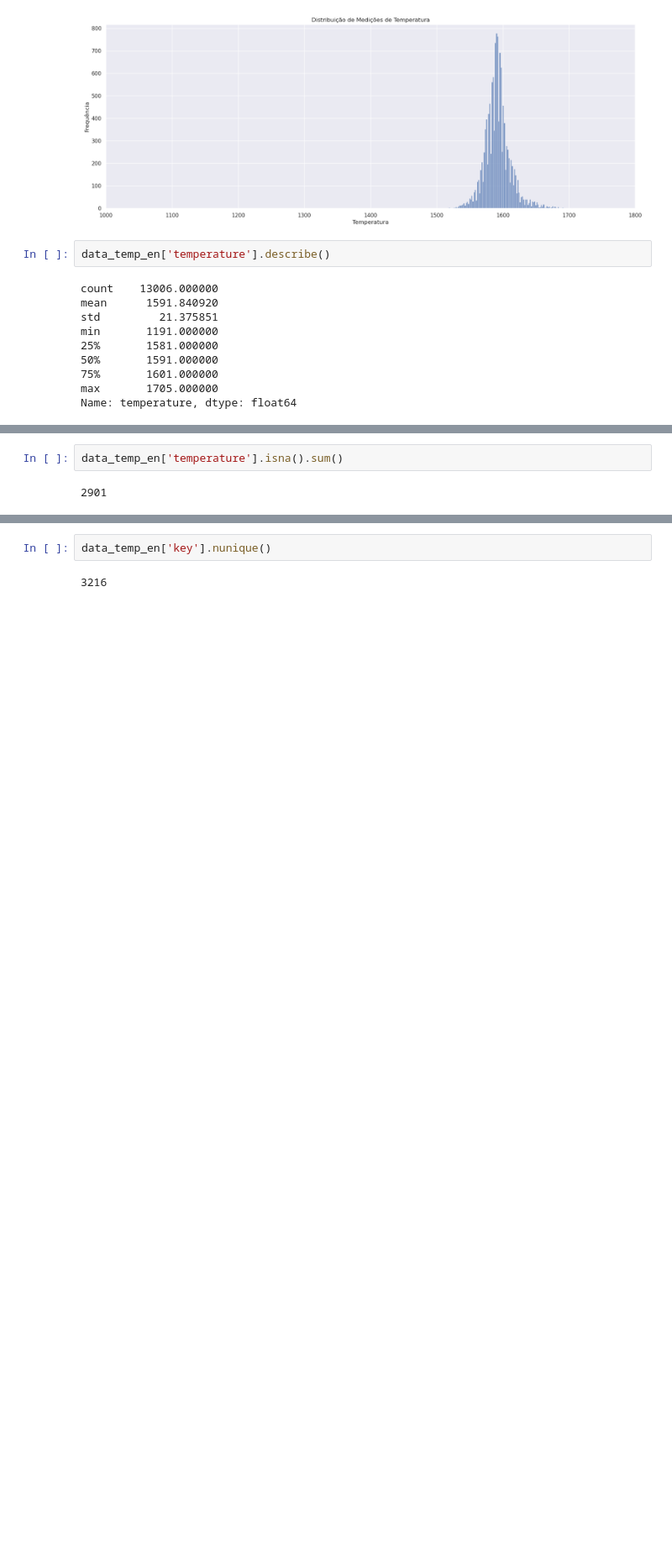
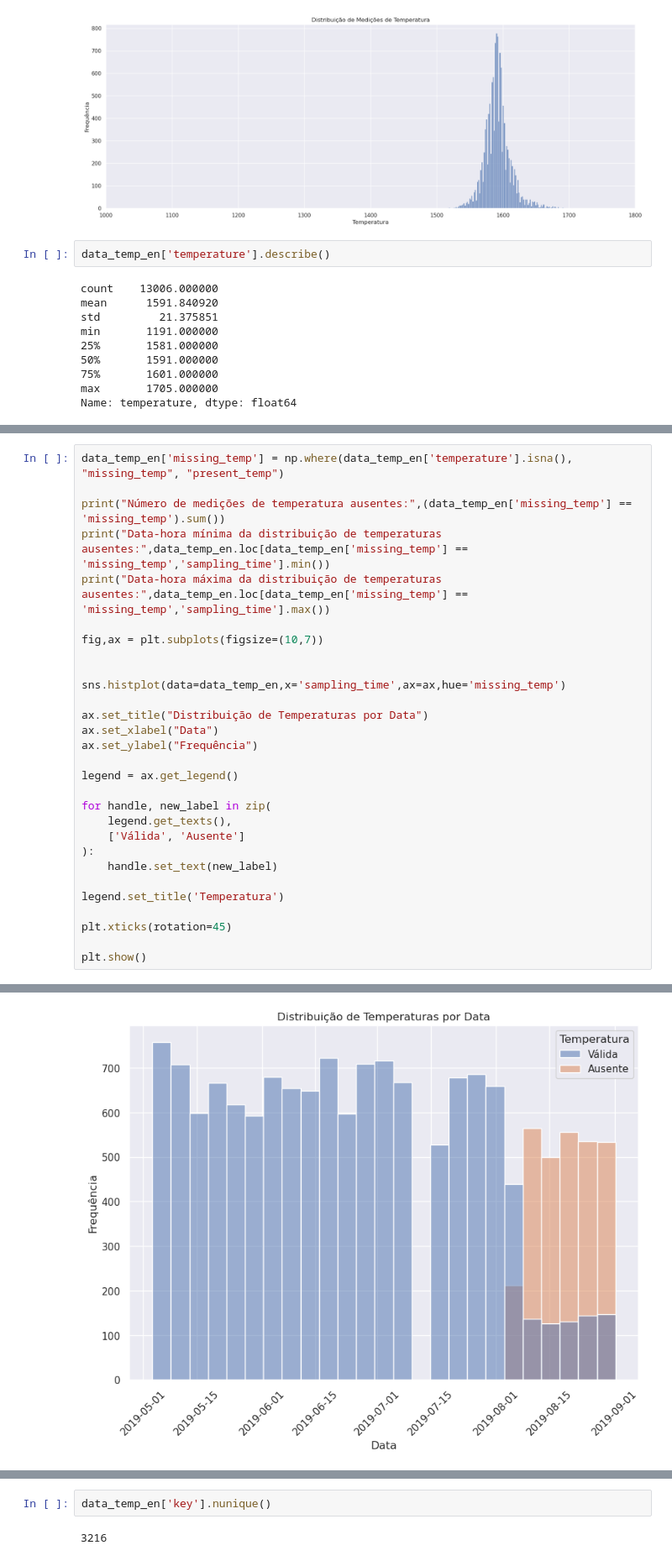
Before and after one commit to danendless/TT-Sprint17-FINAL-PROJECT, a Jupyter notebook: notebooks/steelproof_notebook_work_plan.ipynb, the cells around one changed output, grey strips where cells are left out. Shown at 84% size. Saved outputs shown, nothing was run; the diff lists cells and outputs as text; blank space fills up the shorter version.

Commit message:
add: information about missing temps and partial info about low temps

```diff
--- a/notebooks/steelproof_notebook_work_plan.ipynb
+++ b/notebooks/steelproof_notebook_work_plan.ipynb
@@ -711,4 +713,30 @@ Vemos também que nossos dados vão de $1191^oC$ até $1705^oC$, o que mostra qu
-# %%
-data_temp_en['temperature'].isna().sum()
-# %% [output]
-2901
+# %%
+data_temp_en['missing_temp'] = np.where(data_temp_en['temperature'].isna(), "missing_temp", "present_temp")
+
+print("Número de medições de temperatura ausentes:",(data_temp_en['missing_temp'] == 'missing_temp').sum())
+print("Data-hora mínima da distribuição de temperaturas ausentes:",data_temp_en.loc[data_temp_en['missing_temp'] == 'missing_temp','sampling_time'].min())
+print("Data-hora máxima da distribuição de temperaturas ausentes:",data_temp_en.loc[data_temp_en['missing_temp'] == 'missing_temp','sampling_time'].max())
+
+fig,ax = plt.subplots(figsize=(10,7))
+
+
+sns.histplot(data=data_temp_en,x='sampling_time',ax=ax,hue='missing_temp')
+
+ax.set_title("Distribuição de Temperaturas por Data")
+ax.set_xlabel("Data")
+ax.set_ylabel("Frequência")
+
+legend = ax.get_legend()
+
+for handle, new_label in zip(
+    legend.get_texts(),
+    ['Válida', 'Ausente']
+):
+    handle.set_text(new_label)
+
+legend.set_title('Temperatura')
+
+plt.xticks(rotation=45)
+
+plt.show()
+# %% [output]
@@ -715 +746,2 @@ data_temp_en['temperature'].isna().sum()
+[figure, added]
 # %% [markdown]
```
Also changed, not shown: parts of 6 cells of this notebook.
